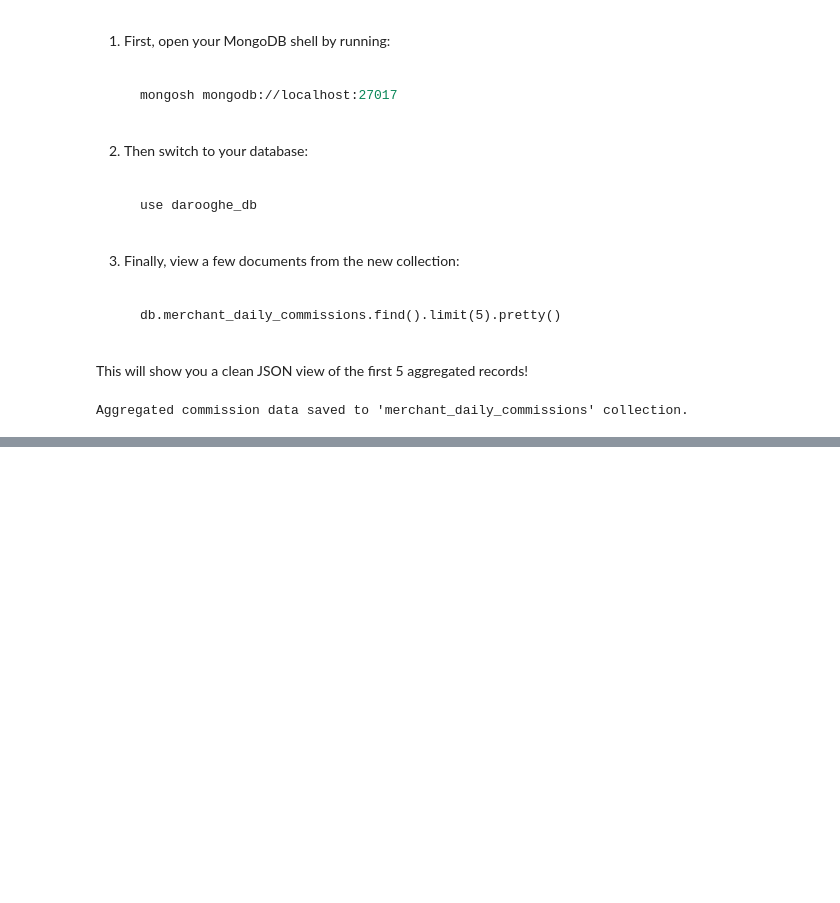
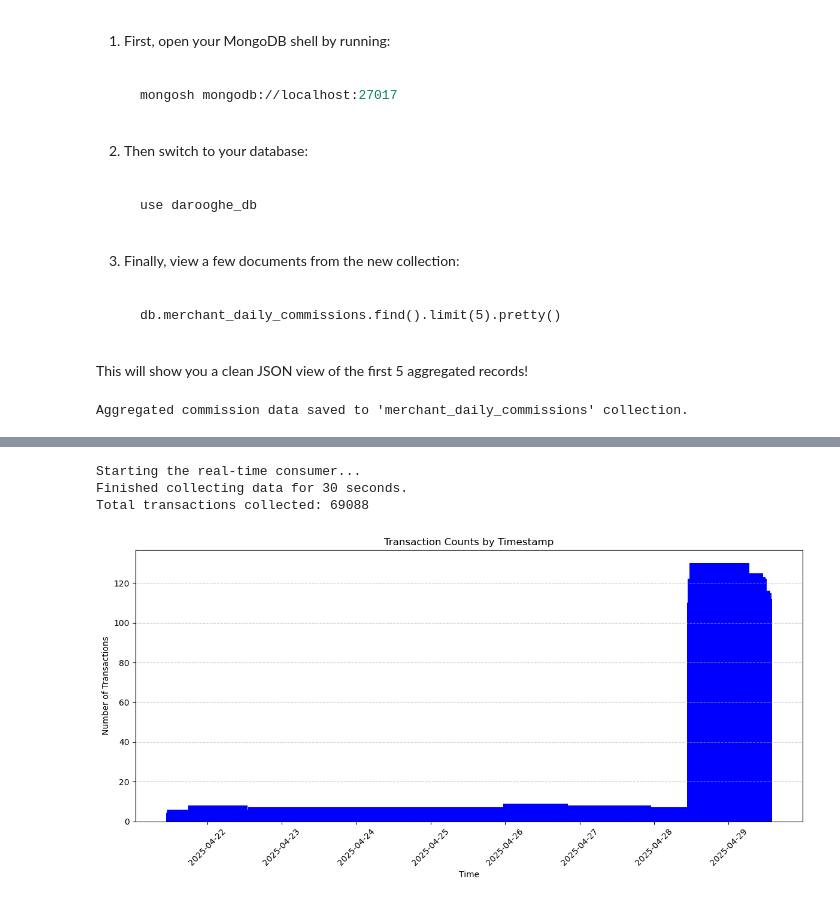
Before and after one commit to Amir-rfz/Data-Science-Course-Projects-S2025, a Jupyter notebook: CA2/CA2.ipynb, the cells around one changed output, grey strips where cells are left out. Saved outputs shown, nothing was run; the diff lists cells and outputs as text; code cells hidden in the pictures; blank space fills up the shorter version.

```diff
--- a/CA2/CA2.ipynb
+++ b/CA2/CA2.ipynb
@@ -829,0 +1527,70 @@ Aggregated commission data saved to 'merchant_daily_commissions' collection.
+# %%
+kafka_broker = 'localhost:9092'
+topic = 'darooghe.transactions'
+
+conf = {
+    'bootstrap.servers': kafka_broker,
+    'group.id': 'transaction-group',
+    'auto.offset.reset': 'earliest',  # reading from the earliest message
+}
+
+consumer = Consumer(conf)
+consumer.subscribe([topic])
+
+# a counter to count transactions by timestamp
+transaction_count_by_time = Counter()
+
+collect_duration = 30  # Collect for 30 seconds
+
+def collect_data_for_duration(duration=collect_duration):
+    start_time = time.time()
+    while time.time() - start_time < duration:
+        msg = consumer.poll(timeout=5.0)
+
+        if msg is None:
+            continue
+
+
+        transaction_event = json.loads(msg.value().decode('utf-8'))
+        # Adjusted timestamp format
+        event_time = datetime.strptime(transaction_event['timestamp'], "%Y-%m-%dT%H:%M:%S.%fZ")
+
+        # Round the timestamp to the minute
+        event_time_rounded = event_time.replace(second=0, microsecond=0)
+
+        # Count the transaction for that timestamp
+        transaction_count_by_time[event_time_rounded] += 1
+
+
+    print(f"Finished collecting data for {duration} seconds.")
+    print(f"Total transactions collected: {sum(transaction_count_by_time.values())}")
+
+def plot_transaction_counts():
+    # Sort the data by time
+    sorted_times = sorted(transaction_count_by_time.keys())
+    transaction_counts = [transaction_count_by_time[time] for time in sorted_times]
+
+
+    plt.figure(figsize=(12, 6))
+    plt.bar(sorted_times, transaction_counts, color='b')
+    plt.title("Transaction Counts by Timestamp")
+    plt.xlabel("Time")
+    plt.ylabel("Number of Transactions")
+    plt.xticks(rotation=45)
+    plt.grid(True, axis='y', linestyle='--', alpha=0.7)
+    plt.tight_layout()
+    plt.show()
+
+def consume_and_plot():
+
+    collect_data_for_duration(collect_duration)
+    plot_transaction_counts()
+
+if __name__ == "__main__":
+    print("Starting the real-time consumer...")
+    consume_and_plot()
+# %% [output]
+Starting the real-time consumer...
+Finished collecting data for 30 seconds.
+Total transactions collected: 69088
+[figure, added]
```
Also changed, not shown: parts of 38 cells of this notebook, 5 other files.
